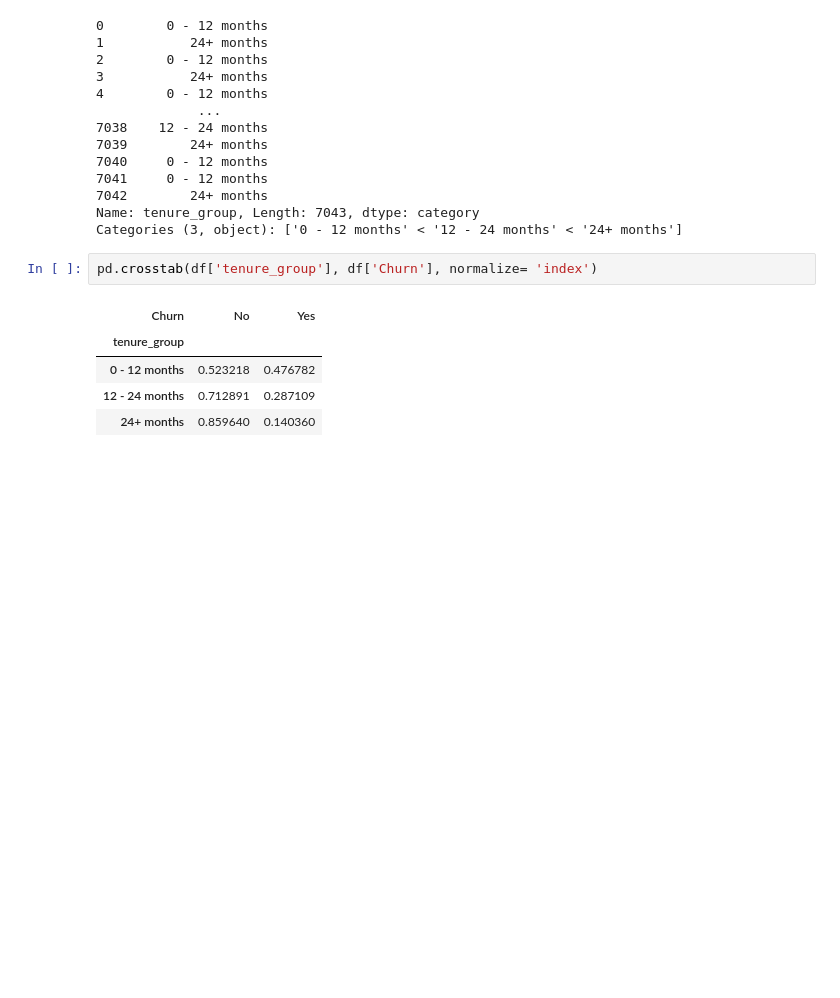
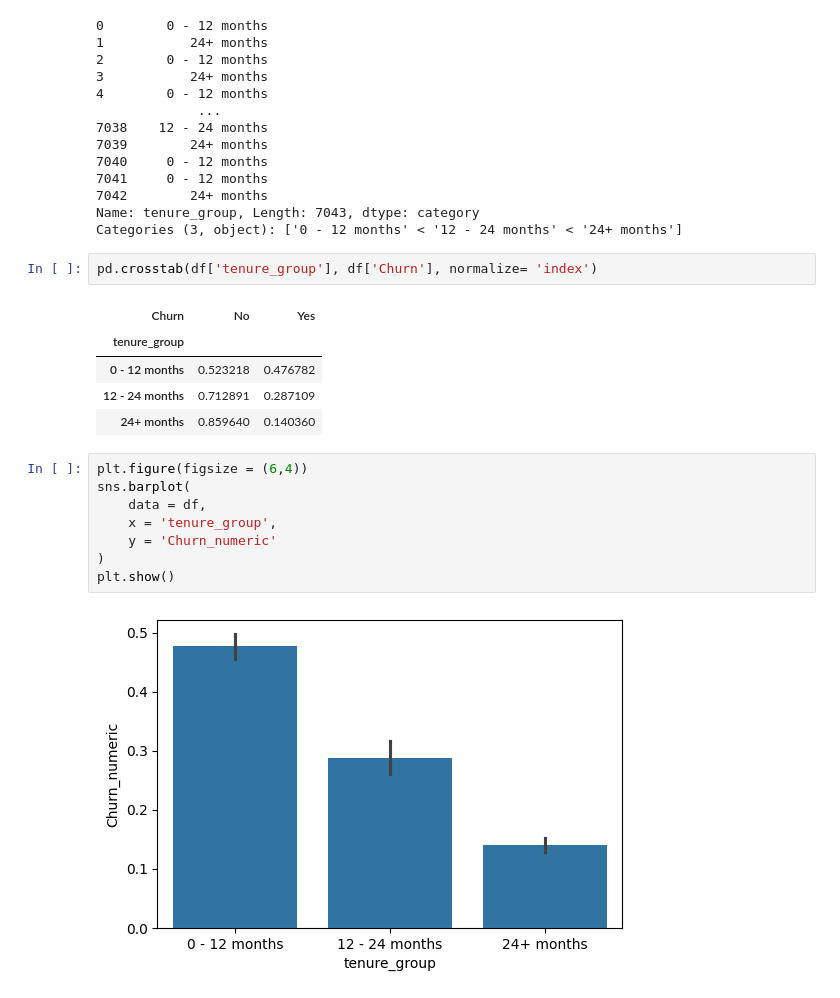
Before and after one commit to N-anle/TelecomChurnAnalysis, a Jupyter notebook: notebook.ipynb, the cells around one changed output. Saved outputs shown, nothing was run; the diff lists cells and outputs as text; blank space fills up the shorter version.

Commit message:
Finalizing the bivariate anallysis with the final 2 numerical columns, segmented them and plotted the barplots for insights

```diff
--- a/notebook.ipynb
+++ b/notebook.ipynb
@@ -749,3 +749,13 @@ pd.crosstab(df['tenure_group'], df['Churn'], normalize= 'index')
 | 0 - 12 months | 0.523218 | 0.476782 |
 | 12 - 24 months | 0.712891 | 0.287109 |
 | 24+ months | 0.859640 | 0.140360 |
+# %%
+plt.figure(figsize = (6,4))
+sns.barplot(
+    data = df,
+    x = 'tenure_group',
+    y = 'Churn_numeric'
+)
+plt.show()
+# %% [output]
+[figure, added]
```
Also changed, not shown: parts of 8 cells of this notebook.
